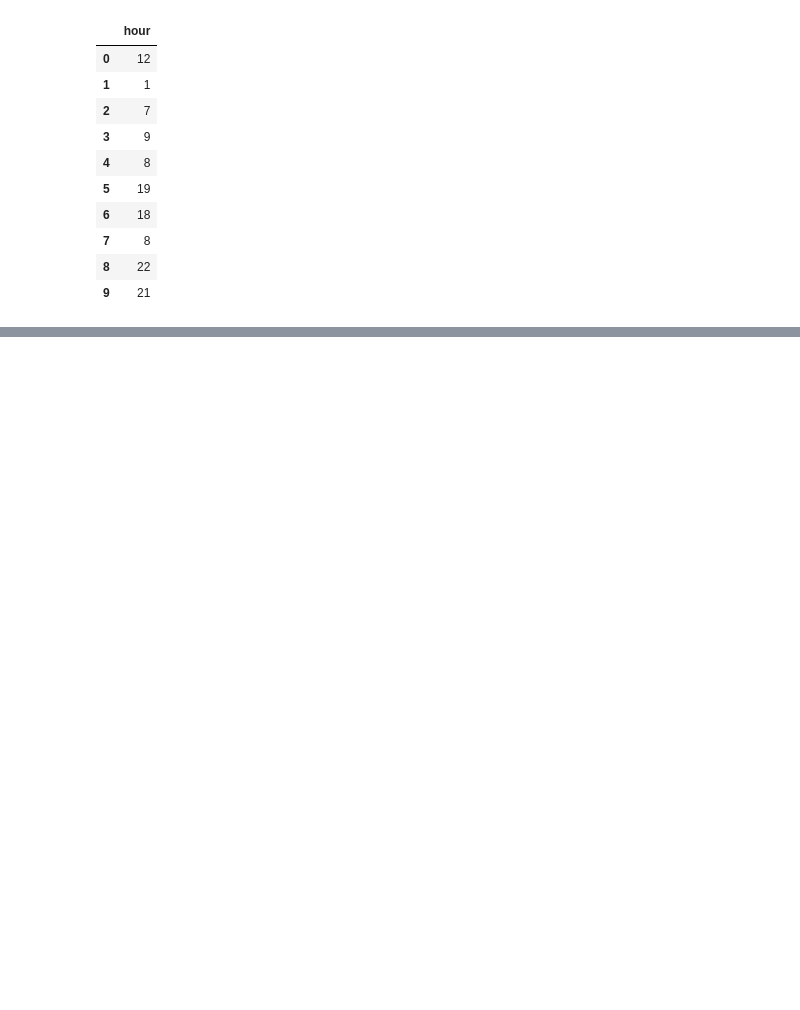
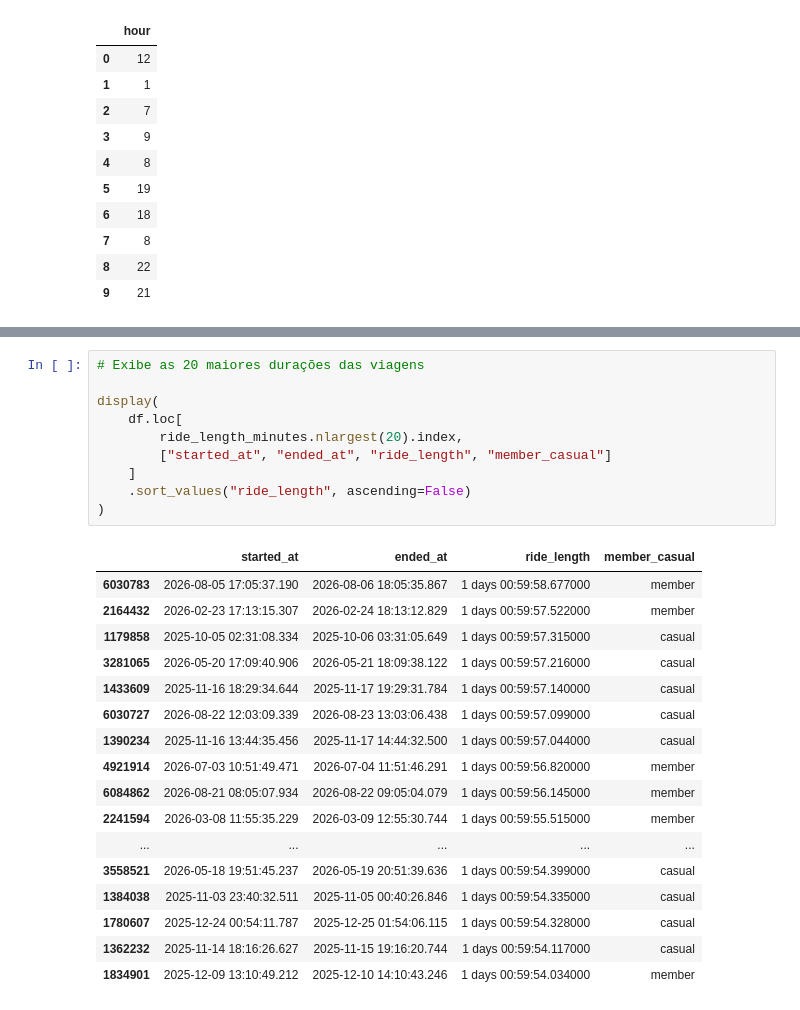
Before and after one commit to AleCecilio/Analise_Cyclistic, a Jupyter notebook: notebooks/02_data_cleaning.ipynb, the cells around one changed output, grey strips where cells are left out. Drawn from its saved outputs; the diff is of its cells as text; blank space fills up the shorter version.

```diff
--- a/notebooks/02_data_cleaning.ipynb
+++ b/notebooks/02_data_cleaning.ipynb
@@ -1520,0 +1603,28 @@ Hora da Viajem
+# %%
+# Exibe as 20 maiores durações das viagens
+
+display(
+    df.loc[
+        ride_length_minutes.nlargest(20).index,
+        ["started_at", "ended_at", "ride_length", "member_casual"]
+    ]
+    .sort_values("ride_length", ascending=False)
+)
+# %% [output]
+|  | started_at | ended_at | ride_length | member_casual |
+| 6030783 | 2026-08-05 17:05:37.190 | 2026-08-06 18:05:35.867 | 1 days 00:59:58.677000 | member |
+| 2164432 | 2026-02-23 17:13:15.307 | 2026-02-24 18:13:12.829 | 1 days 00:59:57.522000 | member |
+| 1179858 | 2025-10-05 02:31:08.334 | 2025-10-06 03:31:05.649 | 1 days 00:59:57.315000 | casual |
+| 3281065 | 2026-05-20 17:09:40.906 | 2026-05-21 18:09:38.122 | 1 days 00:59:57.216000 | casual |
+| 1433609 | 2025-11-16 18:29:34.644 | 2025-11-17 19:29:31.784 | 1 days 00:59:57.140000 | casual |
+| 6030727 | 2026-08-22 12:03:09.339 | 2026-08-23 13:03:06.438 | 1 days 00:59:57.099000 | casual |
+| 1390234 | 2025-11-16 13:44:35.456 | 2025-11-17 14:44:32.500 | 1 days 00:59:57.044000 | casual |
+| 4921914 | 2026-07-03 10:51:49.471 | 2026-07-04 11:51:46.291 | 1 days 00:59:56.820000 | member |
+| 6084862 | 2026-08-21 08:05:07.934 | 2026-08-22 09:05:04.079 | 1 days 00:59:56.145000 | member |
+| 2241594 | 2026-03-08 11:55:35.229 | 2026-03-09 12:55:30.744 | 1 days 00:59:55.515000 | member |
+| ... | ... | ... | ... | ... |
+| 3558521 | 2026-05-18 19:51:45.237 | 2026-05-19 20:51:39.636 | 1 days 00:59:54.399000 | casual |
+| 1384038 | 2025-11-03 23:40:32.511 | 2025-11-05 00:40:26.846 | 1 days 00:59:54.335000 | casual |
+| 1780607 | 2025-12-24 00:54:11.787 | 2025-12-25 01:54:06.115 | 1 days 00:59:54.328000 | casual |
+| 1362232 | 2025-11-14 18:16:26.627 | 2025-11-15 19:16:20.744 | 1 days 00:59:54.117000 | casual |
+| 1834901 | 2025-12-09 13:10:49.212 | 2025-12-10 14:10:43.246 | 1 days 00:59:54.034000 | member |
```
Also changed, not shown: parts of 19 cells of this notebook.
